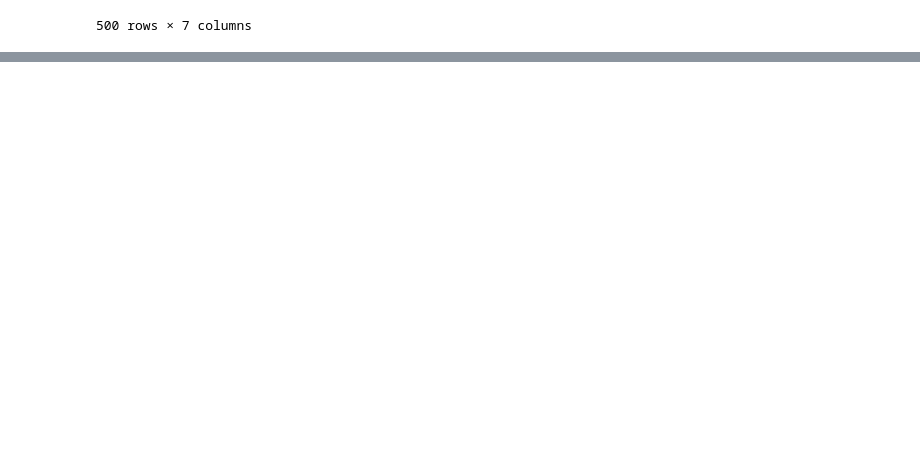
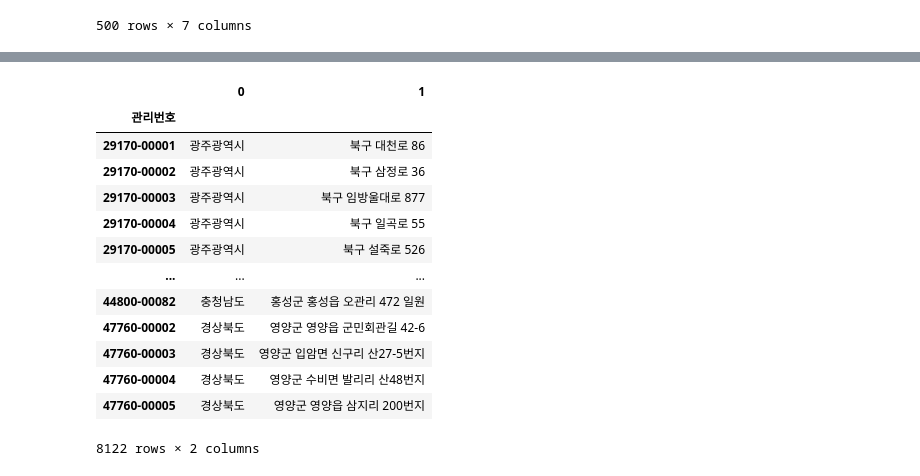
Before and after one commit to jin-kyeom/Python_Project, a Jupyter notebook: 0_Code_Eat_2206/code_eat_test_220723.ipynb, the cells around one changed output, grey strips where cells are left out. Saved outputs shown, nothing was run; the diff lists cells and outputs as text; code cells hidden in the pictures; blank space fills up the shorter version.

```diff
--- a/0_Code_Eat_2206/code_eat_test_220723.ipynb
+++ b/0_Code_Eat_2206/code_eat_test_220723.ipynb
@@ -891,0 +904,18 @@ df
+# %%
+address = df['소재지도로명주소'].str.split(n=1, expand=True)
+address
+# %% [output]
+|  | 0 | 1 |
+| 관리번호 |  |  |
+| 29170-00001 | 광주광역시 | 북구 대천로 86 |
+| 29170-00002 | 광주광역시 | 북구 삼정로 36 |
+| 29170-00003 | 광주광역시 | 북구 임방울대로 877 |
+| 29170-00004 | 광주광역시 | 북구 일곡로 55 |
+| 29170-00005 | 광주광역시 | 북구 설죽로 526 |
+| ... | ... | ... |
+| 44800-00082 | 충청남도 | 홍성군 홍성읍 오관리 472 일원 |
+| 47760-00002 | 경상북도 | 영양군 영양읍 군민회관길 42-6 |
+| 47760-00003 | 경상북도 | 영양군 입암면 신구리 산27-5번지 |
+| 47760-00004 | 경상북도 | 영양군 수비면 발리리 산48번지 |
+| 47760-00005 | 경상북도 | 영양군 영양읍 삼지리 200번지 |
+8122 rows × 2 columns
```
Also changed, not shown: parts of 2 cells of this notebook, 4 other files.
